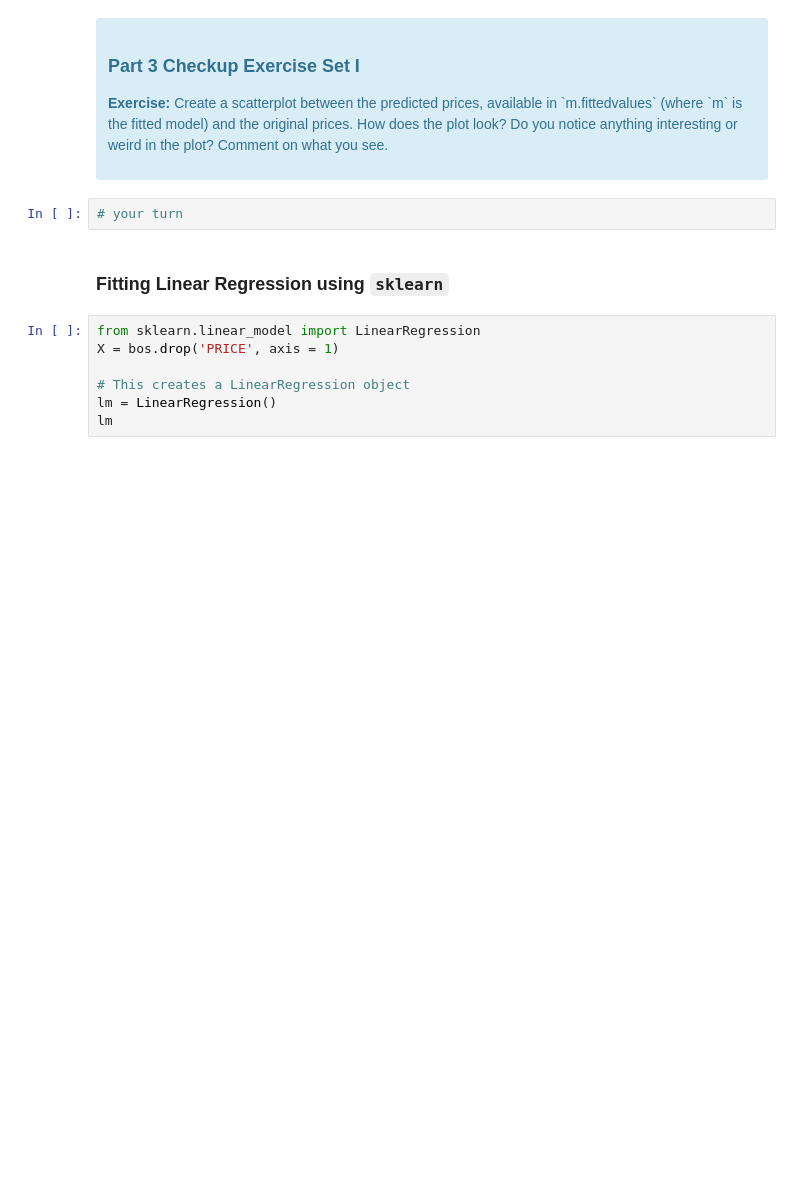
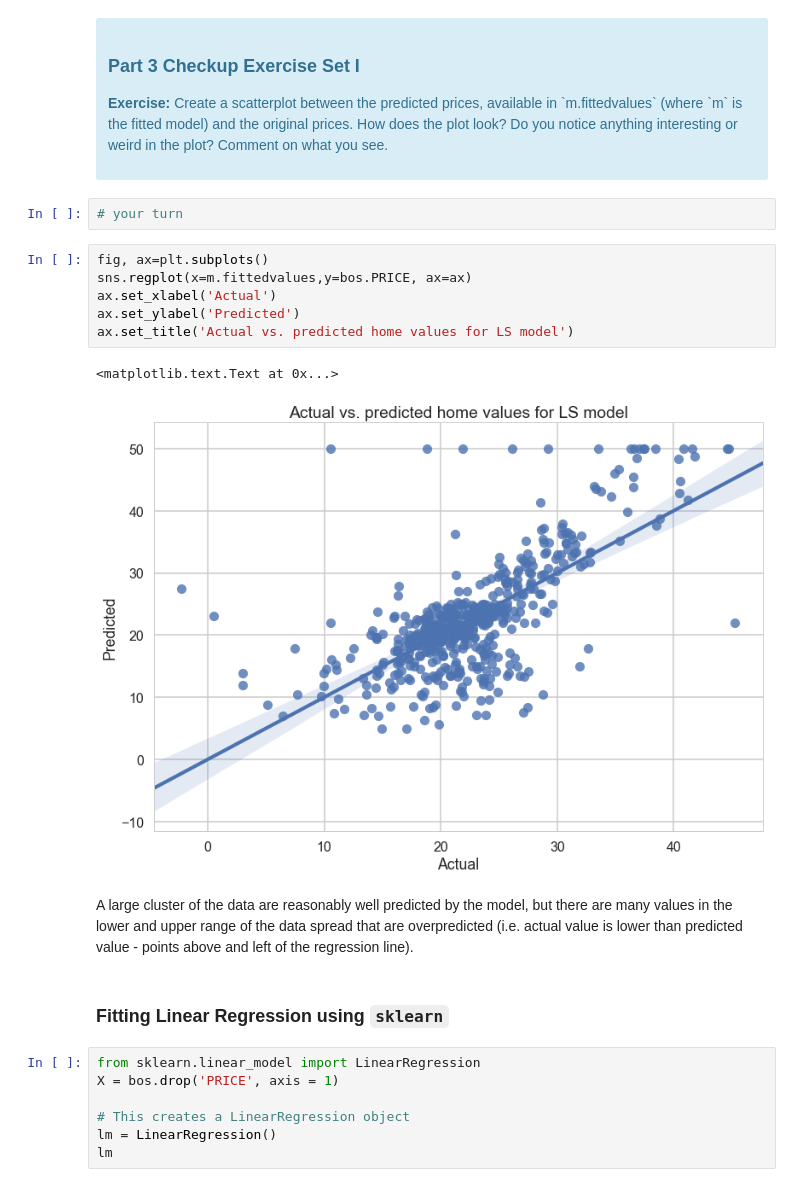
Before and after one commit to mskaerthomason/Springboard-Projects, a Jupyter notebook: linear_regression/Mini_Project_Linear_Regression.ipynb, the cells around one changed output. Saved outputs shown, nothing was run; the diff lists cells and outputs as text; blank space fills up the shorter version.

```diff
--- a/linear_regression/Mini_Project_Linear_Regression.ipynb
+++ b/linear_regression/Mini_Project_Linear_Regression.ipynb
@@ -438,6 +456,17 @@ Let's see how our model actually fit our data. We can see below that there is a
 </div>
 # %%
 # your turn
+# %%
+fig, ax=plt.subplots()
+sns.regplot(x=m.fittedvalues,y=bos.PRICE, ax=ax)
+ax.set_xlabel('Actual')
+ax.set_ylabel('Predicted')
+ax.set_title('Actual vs. predicted home values for LS model')
+# %% [output]
+<matplotlib.text.Text at 0x...>
+[figure, added]
+# %% [markdown]
+A large cluster of the data are reasonably well predicted by the model, but there are many values in the lower and upper range of the data spread that are overpredicted (i.e. actual value is lower than predicted value - points above and left of the regression line).
 # %% [markdown]
 ### Fitting Linear Regression using `sklearn`
 # %%
```
Also changed, not shown: parts of 23 cells of this notebook.
